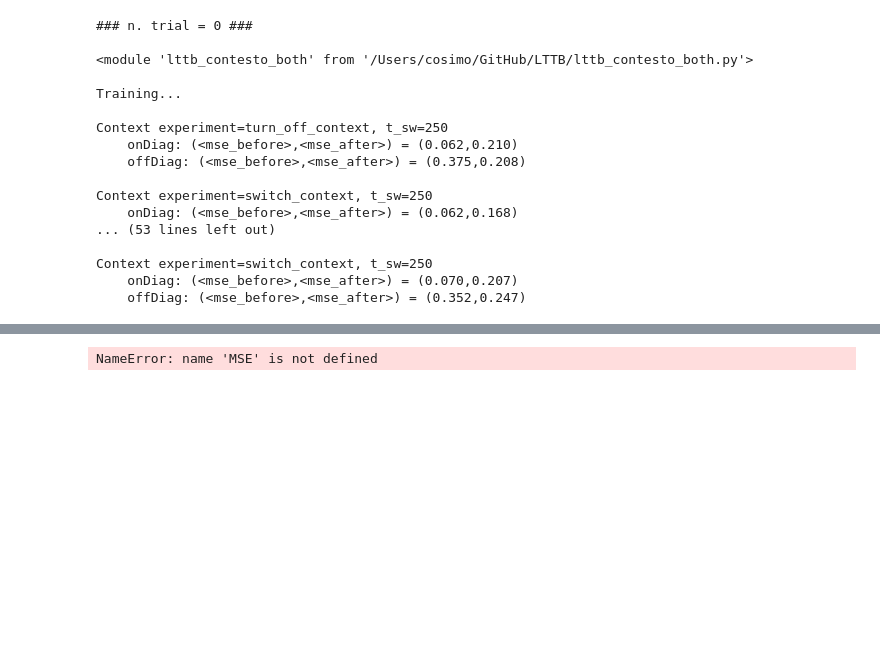
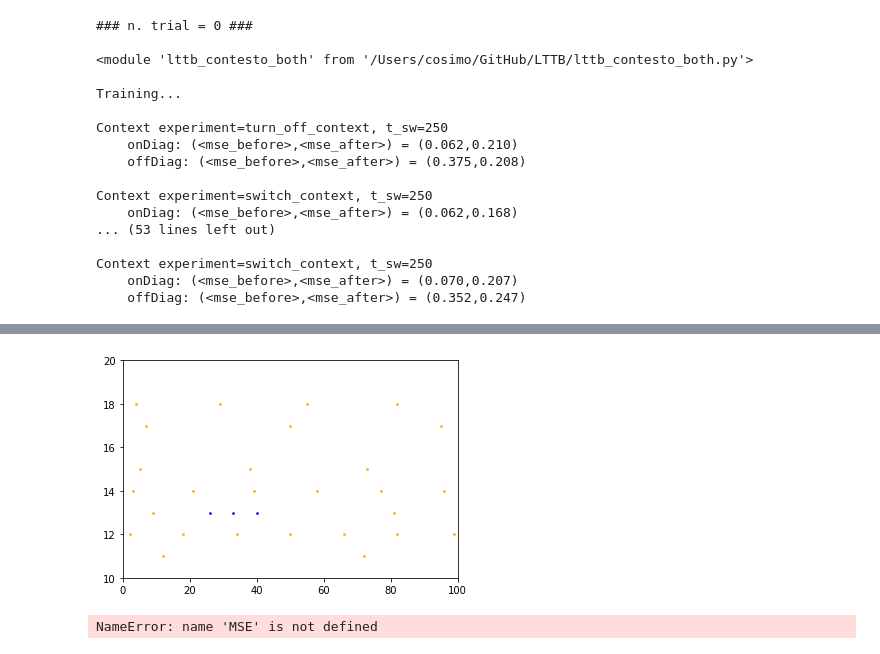
Before and after one commit to cristianocapone/LTTB, a Jupyter notebook: 3D-trajectory-Ncontexts_Mino.ipynb, the cells around one changed output, grey strips where cells are left out. Cells and saved outputs as stored; diff of their text form; code cells hidden in the pictures; blank space fills up the shorter version.

```diff
--- a/3D-trajectory-Ncontexts_Mino.ipynb
+++ b/3D-trajectory-Ncontexts_Mino.ipynb
@@ -559,0 +610,21 @@ Context experiment=switch_context, t_sw=250
+# %%
+M1 = [lttb.S_soma[i][j] if lttb.S_wind[i][j]==0 else 0 for i in range(len(lttb.S_soma)) for j in range(len(lttb.S_soma[i]))]
+M2 = [lttb.S_soma[i][j] if lttb.S_wind[i][j]>0 else 0 for i in range(len(lttb.S_soma)) for j in range(len(lttb.S_soma[i]))]
+M1 = np.array(M1).reshape(np.shape(lttb.S_soma))
+M2 = np.array(M2).reshape(np.shape(lttb.S_soma))
+
+v1 = []
+v2 = []
+for i in range(np.shape(lttb.S_soma)[0]):
+    for j in range(np.shape(lttb.S_soma)[1]):
+        if(M1[i][j]>0):
+            v1.append(i)
+            v2.append(j)
+
+w1 = []
+w2 = []
+for i in range(np.shape(lttb.S_soma)[0]):
+    for j in range(np.shape(lttb.S_soma)[1]):
+        if(M2[i][j]>0):
+            w1.append(i)
+            w2.append(j)
@@ -560,3 +746,27 @@ Context experiment=switch_context, t_sw=250
+# %%
+v1 = []
+v2 = []
+for i in range(500):
+    for j in range(1000):
+        if(M1[i][j]>0):
+            v1.append(i)
+            v2.append(j)
+
+w1 = []
+w2 = []
+for i in range(500):
+    for j in range(1000):
+        if(M2[i][j]>0):
+            w1.append(i)
+            w2.append(j)
+# %%
+plt.scatter(v2,v1,color='orange',marker='.',s=10)
+plt.scatter(w2,w1,color='blue',marker='.',s=10)
+plt.xlim([0,100])
+plt.ylim([10,20])
+plt.show()
+# %% [output]
+[figure, added]
 # %%
 def run_many_trials():
 
```
Also changed, not shown: parts of 8 cells of this notebook, 5 other files.
